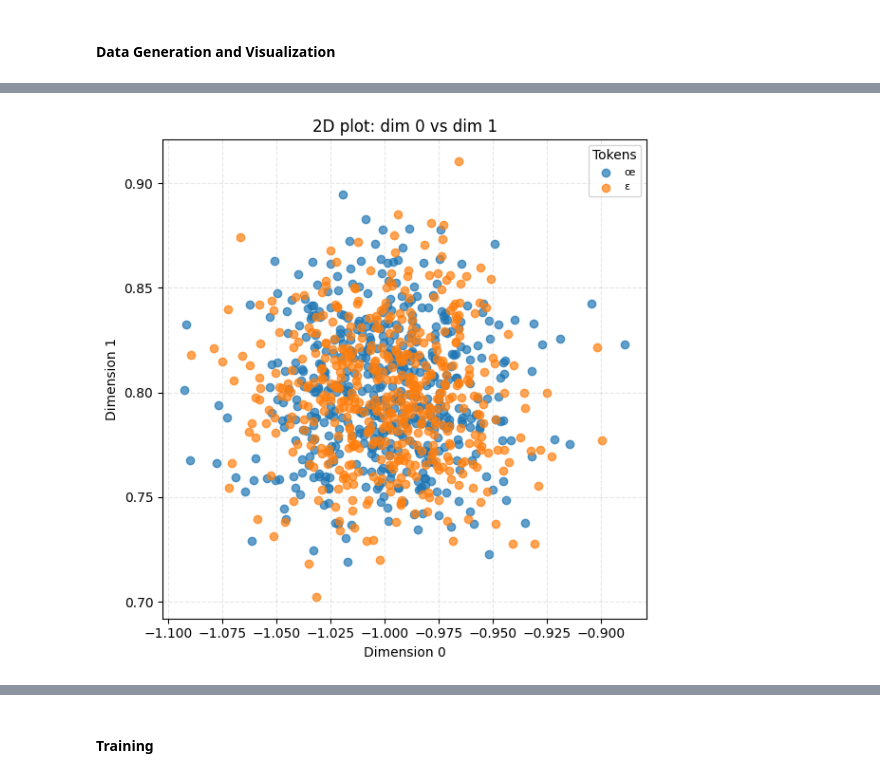
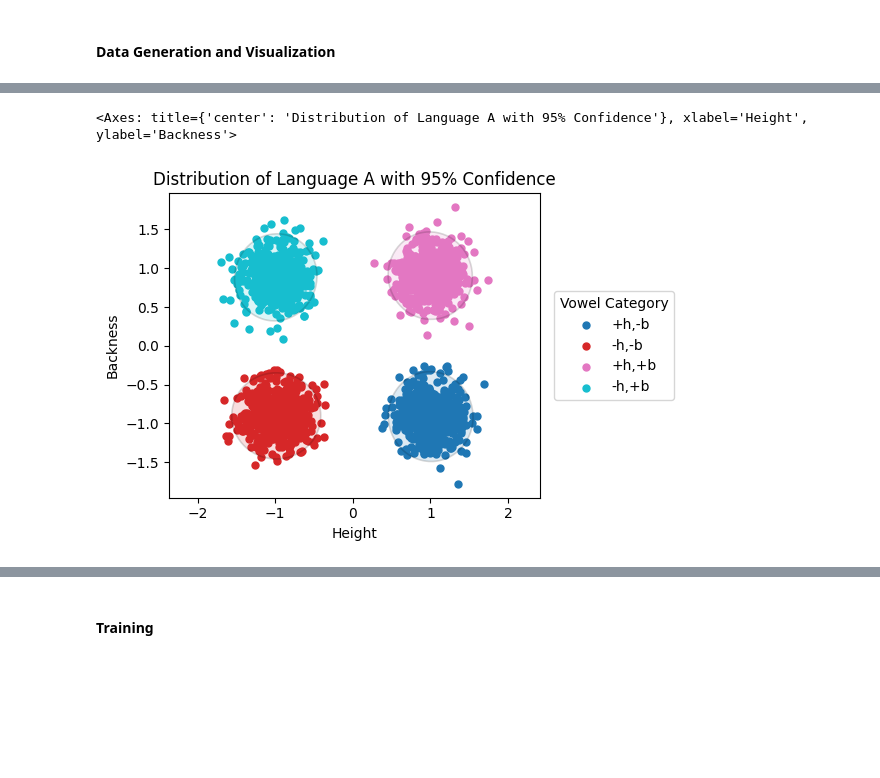
Before and after one commit to Frankalexej/aele, a Jupyter notebook: aele_6.ipynb, the cells around one changed output, grey strips where cells are left out. Cells and saved outputs as stored; diff of their text form; code cells hidden in the pictures; blank space fills up the shorter version.

```diff
--- a/aele_6.ipynb
+++ b/aele_6.ipynb
@@ -692,6 +833,13 @@ def select_tokens(data, labels, target_tokens):
 # %%
 ["i", "ɯ", "ɛ", "ʌ", "y", "u", "œ", "ɔ"]
-data_selected, labels_selected, _ = select_tokens(data_test, labels_test, target_tokens=["œ", "ɛ"])
-plot_tokens_2d(data_selected, labels_selected, dim_x=0, dim_y=1)
+label_map_A = {
+    'i': '+h,-b', 'ɯ': '+h,+b', 'ɛ': '-h,-b', 'ʌ': '-h,+b'
+}
+data_selected, labels_selected, _ = select_tokens(data_test, labels_test, target_tokens=["i", "ɯ", "ɛ", "ʌ"])
+# plot_tokens_2d(data_selected, labels_selected, dim_x=0, dim_y=1)
+plot_with_conf_ellipses(data_selected, labels_selected,
+                        dims=(0,1),dim_names=("Height", "Backness"), language="A", label_map=label_map_A,
+                       save_path="./writing_plot/language_A_distribution.pdf")
 # %% [output]
+<Axes: title={'center': 'Distribution of Language A with 95% Confidence'}, xlabel='Height', ylabel='Backness'>
-[figure, old version]
+[figure, new version]
```
Also changed, not shown: parts of 40 cells of this notebook, 4 other files.
